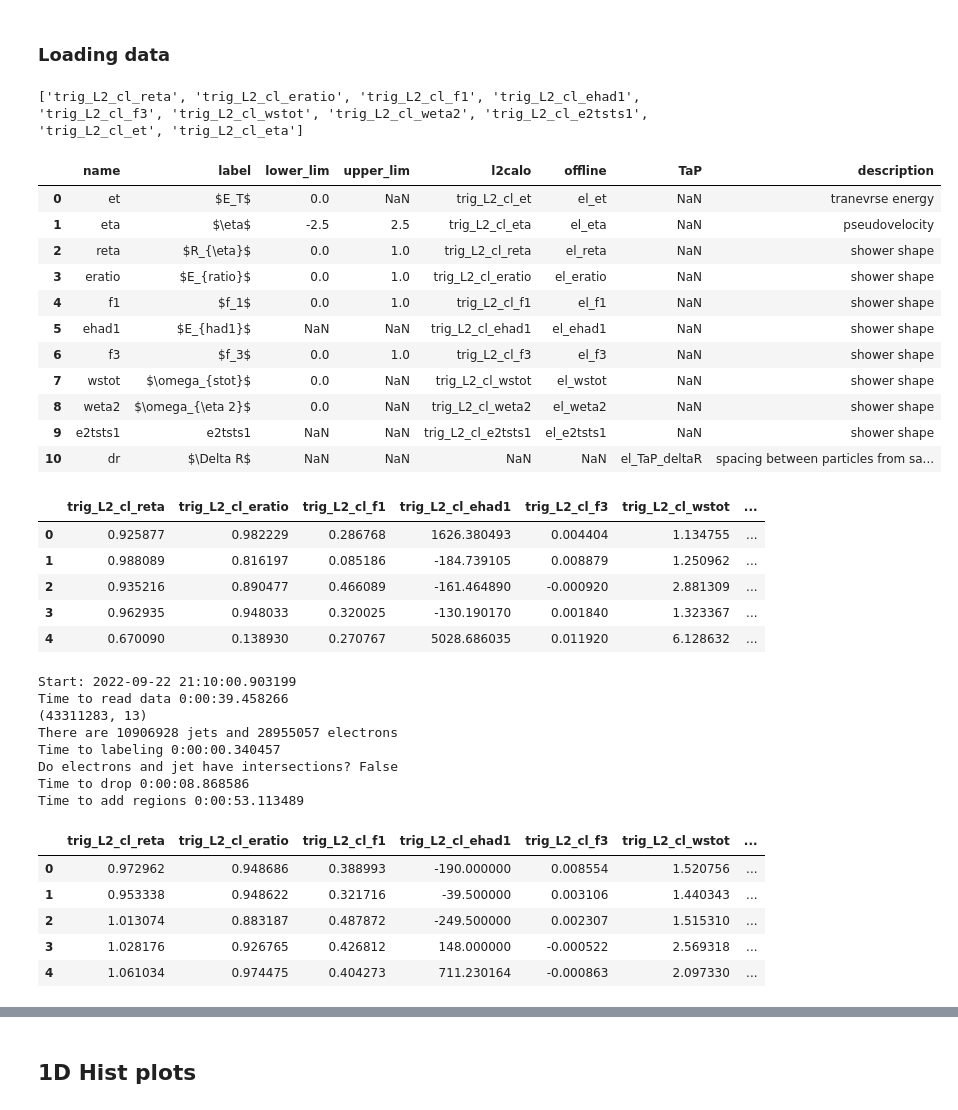
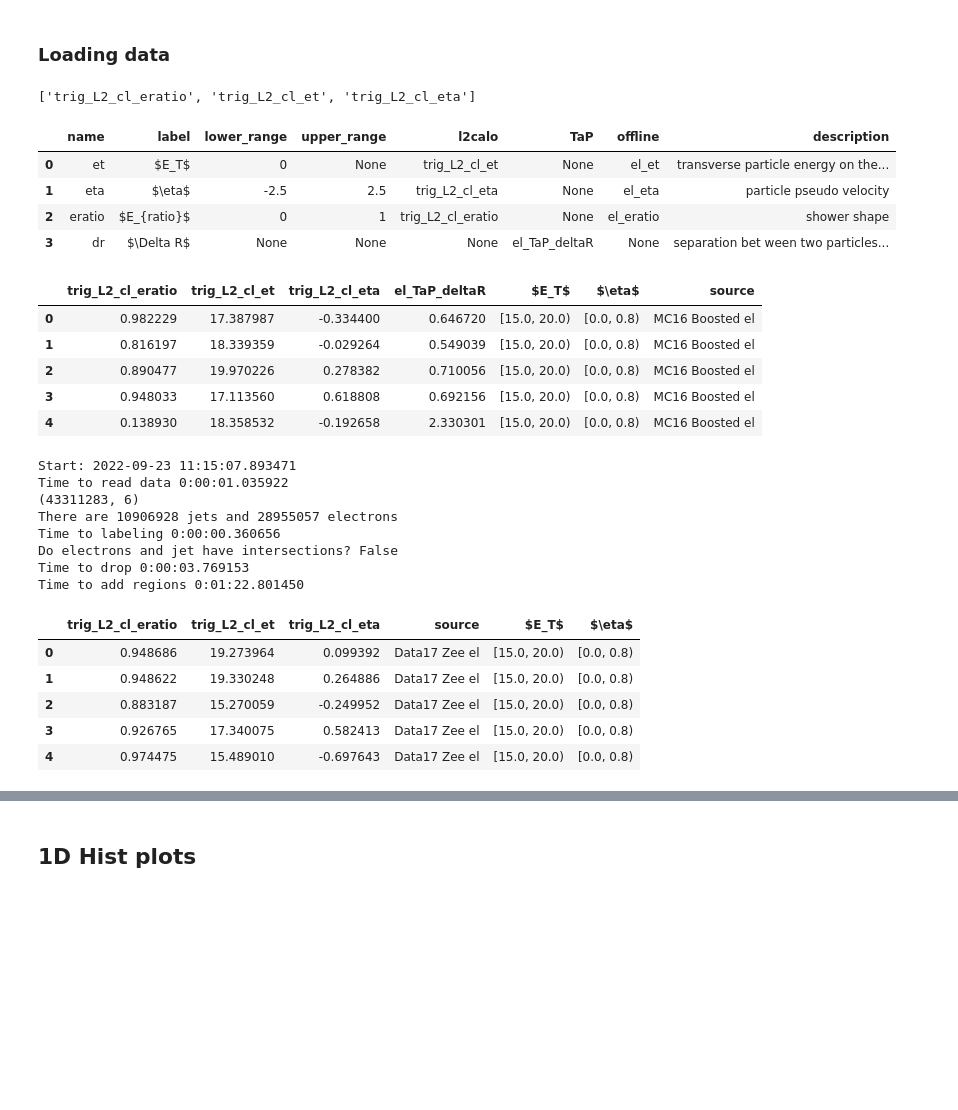
Before and after one commit to lucasbanunes/ringer, a Jupyter notebook: plots.ipynb, the cells around one changed output, grey strips where cells are left out. Saved outputs shown, nothing was run; the diff lists cells and outputs as text; code cells hidden in the pictures; blank space fills up the shorter version.

```diff
--- a/plots.ipynb
+++ b/plots.ipynb
@@ -179,37 +264,39 @@ def grid_plot(data, var, plot_scale, et_bins, eta_bins, params, logger=None):
 # %% [markdown]
 ### Loading data
+# %%
+cols = ['name', 'label', 'lower_range', 'upper_range', 'l2calo', 'TaP', 'offline', 'description']
+var_infos=[
+    ['et', '$E_T$', '0', None, 'trig_L2_cl_et', None, 'el_et', 'transverse particle energy on the calorimeter'],
+    ['eta', '$\eta$', '-2.5', '2.5', 'trig_L2_cl_eta', None, 'el_eta', 'particle pseudo velocity'],
+    ['eratio', '$E_{ratio}$', '0', '1', 'trig_L2_cl_eratio', None, 'el_eratio', 'shower shape'],
+    ['dr', '$\Delta R$', None, None, None, 'el_TaP_deltaR', None, 'separation bet ween two particles from same decay based on TaP']
+]
+VAR_INFOS = pd.DataFrame(var_infos, columns=cols)
 # %%
 plot_cols = list()
 plot_logger = get_logger('plot_log', file=False)
 step='L2Calo'
 basepath = os.path.join('..', '..')
 output_dir = os.path.join(basepath, 'analysis', 'vars_distributions')
 if not os.path.exists(output_dir):
     os.makedirs(output_dir)
 datapath = os.path.join(basepath, 'data')
-VAR_INFOS = pd.read_csv(os.path.join(datapath, 'var_infos.csv'), index_col=0)
+# VAR_INFOS = pd.read_csv(os.path.join(datapath, 'var_infos.csv'), index_col=0)
 collision_path = os.path.join(datapath, 'ided_data17_13TeV.AllPeriods.sgn.probes_lhvloose_EGAM1.bkg.vprobes_vlhvloose_EGAM7.GRL_v97.25bins.parquet')
 #                              'ided_data17_13TeV.AllPeriods.sgn.probes_lhvloose_EGAM1.bkg.vprobes_vlhvloose_EGAM7.GRL_v97.25bins.parquet_et4_eta4.parquet')
 boosted_path = os.path.join(datapath, 'ided_mc16_13TeV.302236_309995_341330.sgn.boosted_probes.WZ_llqq_plus_radion_ZZ_llqq_plus_ggH3000.merge.25bins.v2.parquet')
 
 load_cols = VAR_INFOS.loc[VAR_INFOS['description'] == 'shower shape', 'l2calo'].to_list()
 load_cols += VAR_INFOS.loc[VAR_INFOS['name'].isin(['et', 'eta']), 'l2calo'].to_list()
 print(load_cols)
 VAR_INFOS
 # %% [output]
-['trig_L2_cl_reta', 'trig_L2_cl_eratio', 'trig_L2_cl_f1', 'trig_L2_cl_ehad1', 'trig_L2_cl_f3', 'trig_L2_cl_wstot', 'trig_L2_cl_weta2', 'trig_L2_cl_e2tsts1', 'trig_L2_cl_et', 'trig_L2_cl_eta']
+['trig_L2_cl_eratio', 'trig_L2_cl_et', 'trig_L2_cl_eta']
-|  | name | label | lower_lim | upper_lim | l2calo | offline | TaP | description |
-| 0 | et | $E_T$ | 0.0 | NaN | trig_L2_cl_et | el_et | NaN | tranevrse energy |
-| 1 | eta | $\eta$ | -2.5 | 2.5 | trig_L2_cl_eta | el_eta | NaN | pseudovelocity |
-| 2 | reta | $R_{\eta}$ | 0.0 | 1.0 | trig_L2_cl_reta | el_reta | NaN | shower shape |
-| 3 | eratio | $E_{ratio}$ | 0.0 | 1.0 | trig_L2_cl_eratio | el_eratio | NaN | shower shape |
-| 4 | f1 | $f_1$ | 0.0 | 1.0 | trig_L2_cl_f1 | el_f1 | NaN | shower shape |
-| 5 | ehad1 | $E_{had1}$ | NaN | NaN | trig_L2_cl_ehad1 | el_ehad1 | NaN | shower shape |
-| 6 | f3 | $f_3$ | 0.0 | 1.0 | trig_L2_cl_f3 | el_f3 | NaN | shower shape |
-| 7 | wstot | $\omega_{stot}$ | 0.0 | NaN | trig_L2_cl_wstot | el_wstot | NaN | shower shape |
-| 8 | weta2 | $\omega_{\eta 2}$ | 0.0 | NaN | trig_L2_cl_weta2 | el_weta2 | NaN | shower shape |
-| 9 | e2tsts1 | e2tsts1 | NaN | NaN | trig_L2_cl_e2tsts1 | el_e2tsts1 | NaN | shower shape |
-| 10 | dr | $\Delta R$ | NaN | NaN | NaN | NaN | el_TaP_deltaR | spacing between particles from sa... |
+|  | name | label | lower_range | upper_range | l2calo | TaP | offline | description |
+| 0 | et | $E_T$ | 0 | None | trig_L2_cl_et | None | el_et | transverse particle energy on the... |
+| 1 | eta | $\eta$ | -2.5 | 2.5 | trig_L2_cl_eta | None | el_eta | particle pseudo velocity |
+| 2 | eratio | $E_{ratio}$ | 0 | 1 | trig_L2_cl_eratio | None | el_eratio | shower shape |
+| 3 | dr | $\Delta R$ | None | None | None | el_TaP_deltaR | None | separation bet ween two particles... |
 # %%
 boosted_data = pd.read_parquet(boosted_path, columns=load_cols + ['el_TaP_deltaR'])
 boosted_data['trig_L2_cl_et'] = boosted_data['trig_L2_cl_et']/1000
@@ -218,12 +305,12 @@ boosted_data['source'] = 'MC16 Boosted el'
 boosted_data['source'] = boosted_data['source'].astype('category')
 boosted_data.head()
 # %% [output]
-|  | trig_L2_cl_reta | trig_L2_cl_eratio | trig_L2_cl_f1 | trig_L2_cl_ehad1 | trig_L2_cl_f3 | trig_L2_cl_wstot | ... |
-| 0 | 0.925877 | 0.982229 | 0.286768 | 1626.380493 | 0.004404 | 1.134755 | ... |
-| 1 | 0.988089 | 0.816197 | 0.085186 | -184.739105 | 0.008879 | 1.250962 | ... |
-| 2 | 0.935216 | 0.890477 | 0.466089 | -161.464890 | -0.000920 | 2.881309 | ... |
-| 3 | 0.962935 | 0.948033 | 0.320025 | -130.190170 | 0.001840 | 1.323367 | ... |
-| 4 | 0.670090 | 0.138930 | 0.270767 | 5028.686035 | 0.011920 | 6.128632 | ... |
+|  | trig_L2_cl_eratio | trig_L2_cl_et | trig_L2_cl_eta | el_TaP_deltaR | $E_T$ | $\eta$ | source |
+| 0 | 0.982229 | 17.387987 | -0.334400 | 0.646720 | [15.0, 20.0) | [0.0, 0.8) | MC16 Boosted el |
+| 1 | 0.816197 | 18.339359 | -0.029264 | 0.549039 | [15.0, 20.0) | [0.0, 0.8) | MC16 Boosted el |
+| 2 | 0.890477 | 19.970226 | 0.278382 | 0.710056 | [15.0, 20.0) | [0.0, 0.8) | MC16 Boosted el |
+| 3 | 0.948033 | 17.113560 | 0.618808 | 0.692156 | [15.0, 20.0) | [0.0, 0.8) | MC16 Boosted el |
+| 4 | 0.138930 | 18.358532 | -0.192658 | 2.330301 | [15.0, 20.0) | [0.0, 0.8) | MC16 Boosted el |
 # %%
 start_time = datetime.now()
 print(f'Start: {start_time}')
@@ -257,18 +344,18 @@ end_time = datetime.now()
 print(f'Time to add regions {end_time-drop_time}')
 el_data.head()
 # %% [output]
-Start: 2022-09-22 21:10:00.903199
-Time to read data 0:00:39.458266
-(43311283, 13)
+Start: 2022-09-23 11:15:07.893471
+Time to read data 0:00:01.035922
+(43311283, 6)
 There are 10906928 jets and 28955057 electrons
-Time to labeling 0:00:00.340457
+Time to labeling 0:00:00.360656
 Do electrons and jet have intersections? False
-Time to drop 0:00:08.868586
-Time to add regions 0:00:53.113489
+Time to drop 0:00:03.769153
+Time to add regions 0:01:22.801450
-|  | trig_L2_cl_reta | trig_L2_cl_eratio | trig_L2_cl_f1 | trig_L2_cl_ehad1 | trig_L2_cl_f3 | trig_L2_cl_wstot | ... |
-| 0 | 0.972962 | 0.948686 | 0.388993 | -190.000000 | 0.008554 | 1.520756 | ... |
-| 1 | 0.953338 | 0.948622 | 0.321716 | -39.500000 | 0.003106 | 1.440343 | ... |
-| 2 | 1.013074 | 0.883187 | 0.487872 | -249.500000 | 0.002307 | 1.515310 | ... |
-| 3 | 1.028176 | 0.926765 | 0.426812 | 148.000000 | -0.000522 | 2.569318 | ... |
-| 4 | 1.061034 | 0.974475 | 0.404273 | 711.230164 | -0.000863 | 2.097330 | ... |
+|  | trig_L2_cl_eratio | trig_L2_cl_et | trig_L2_cl_eta | source | $E_T$ | $\eta$ |
+| 0 | 0.948686 | 19.273964 | 0.099392 | Data17 Zee el | [15.0, 20.0) | [0.0, 0.8) |
+| 1 | 0.948622 | 19.330248 | 0.264886 | Data17 Zee el | [15.0, 20.0) | [0.0, 0.8) |
+| 2 | 0.883187 | 15.270059 | -0.249952 | Data17 Zee el | [15.0, 20.0) | [0.0, 0.8) |
+| 3 | 0.926765 | 17.340075 | 0.582413 | Data17 Zee el | [15.0, 20.0) | [0.0, 0.8) |
+| 4 | 0.974475 | 15.489010 | -0.697643 | Data17 Zee el | [15.0, 20.0) | [0.0, 0.8) |
 # %%
```
Also changed, not shown: parts of 13 cells of this notebook, 1 other file.
